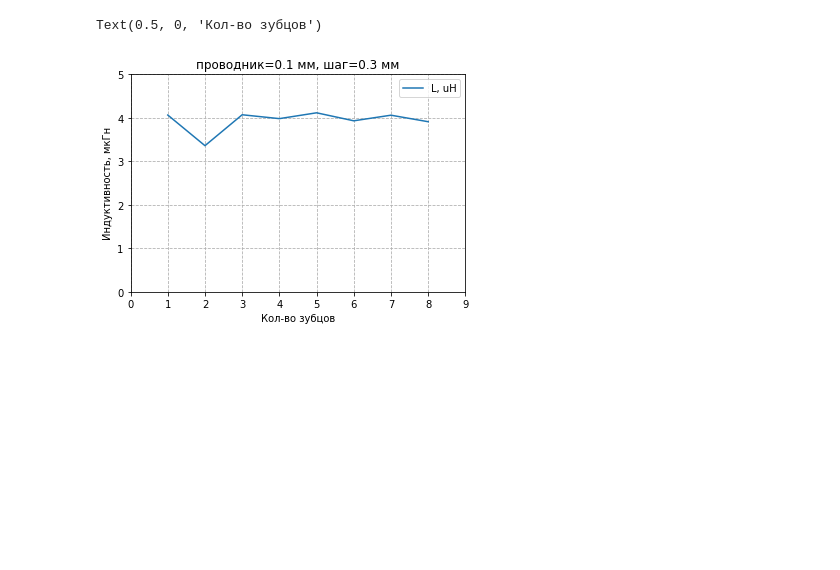
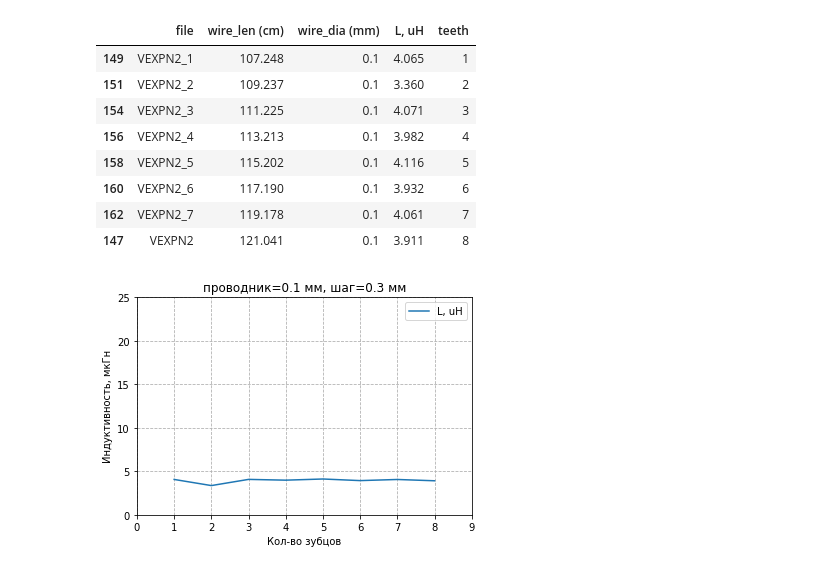
Before and after one commit to igrekus/coil-report, a Jupyter notebook: vexpn2xx.ipynb, the cells around one changed output. Saved outputs shown, nothing was run; the diff lists cells and outputs as text; code cells hidden in the pictures; blank space fills up the shorter version.

```diff
--- a/vexpn2xx.ipynb
+++ b/vexpn2xx.ipynb
@@ -27,13 +37,23 @@ wire = 0.1
 rt01 = rects_teeth.loc[rects_teeth['wire_dia (mm)'] == wire]
 rt01 = rt01.sort_values(['mod'])
 rt01['teeth'] = rt01['mod'].str[-1].apply(int)
+rt01 = rt01[['file', 'wire_len (cm)', 'wire_dia (mm)', 'L, uH', 'teeth']]
 # %%
 ax = rt01.plot(x='teeth', y='L, uH', title=f'проводник={wire} мм, шаг=0.3 мм')
 ax.grid(linestyle='--')
 ax.set_xlim(0, 9)
-ax.set_ylim(0, 5)
+ax.set_ylim(0, 25)
 ax.set_ylabel('Индуктивность, мкГн')
 ax.set_xlabel('Кол-во зубцов')
+rt01
 # %% [output]
-Text(0.5, 0, 'Кол-во зубцов')
+|  | file | wire_len (cm) | wire_dia (mm) | L, uH | teeth |
+| 149 | VEXPN2_1 | 107.248 | 0.1 | 4.065 | 1 |
+| 151 | VEXPN2_2 | 109.237 | 0.1 | 3.360 | 2 |
+| 154 | VEXPN2_3 | 111.225 | 0.1 | 4.071 | 3 |
+| 156 | VEXPN2_4 | 113.213 | 0.1 | 3.982 | 4 |
+| 158 | VEXPN2_5 | 115.202 | 0.1 | 4.116 | 5 |
+| 160 | VEXPN2_6 | 117.190 | 0.1 | 3.932 | 6 |
+| 162 | VEXPN2_7 | 119.178 | 0.1 | 4.061 | 7 |
+| 147 | VEXPN2 | 121.041 | 0.1 | 3.911 | 8 |
-[figure, old version]
+[figure, new version]
```
Also changed, not shown: parts of 2 cells of this notebook.
